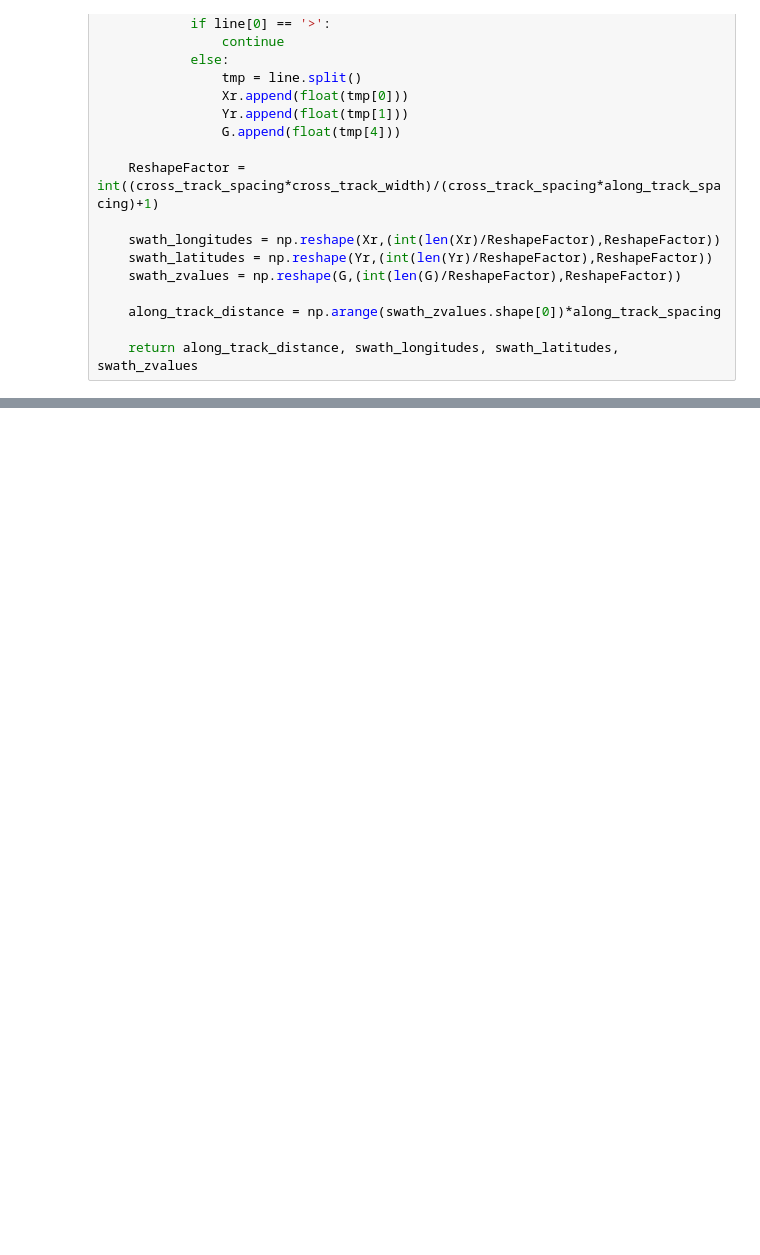
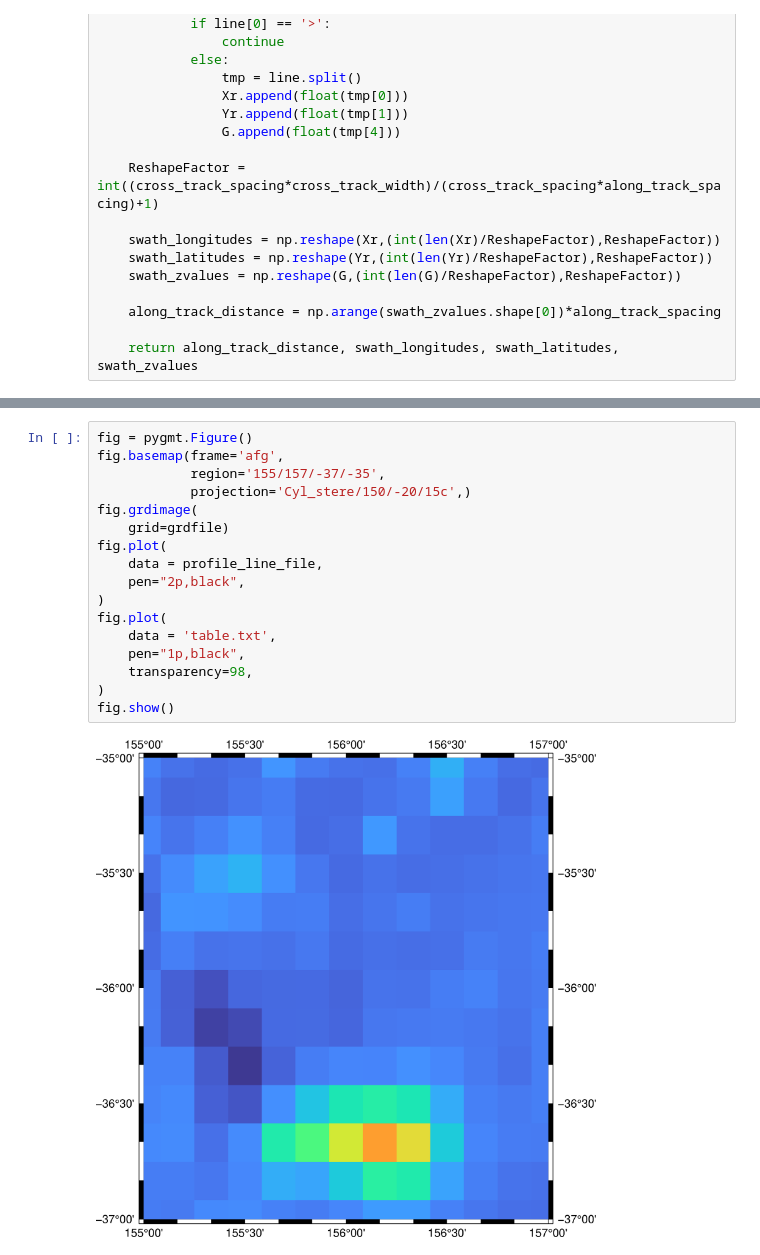
Before and after one commit to siwill22/balleny, a Jupyter notebook: grdtrack_example2.ipynb, the cells around one changed output, grey strips where cells are left out. Cells and saved outputs as stored; diff of their text form; blank space fills up the shorter version.

```diff
--- a/grdtrack_example2.ipynb
+++ b/grdtrack_example2.ipynb
@@ -90,0 +120,19 @@ fig.show(width=800)
+# %%
+fig = pygmt.Figure()
+fig.basemap(frame='afg',
+            region='155/157/-37/-35',
+            projection='Cyl_stere/150/-20/15c',)
+fig.grdimage(
+    grid=grdfile)
+fig.plot(
+    data = profile_line_file,
+    pen="2p,black",
+)
+fig.plot(
+    data = 'table.txt',
+    pen="1p,black",
+    transparency=98,
+)
+fig.show()
+# %% [output]
+[figure, added]
```
Also changed, not shown: parts of 4 cells of this notebook.
